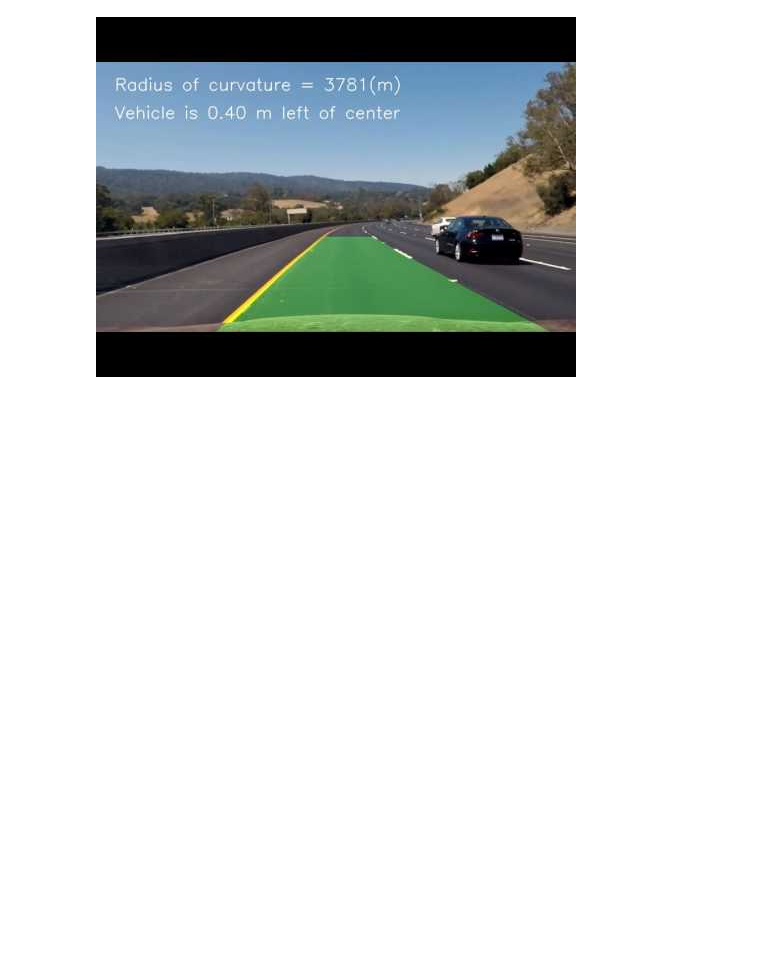
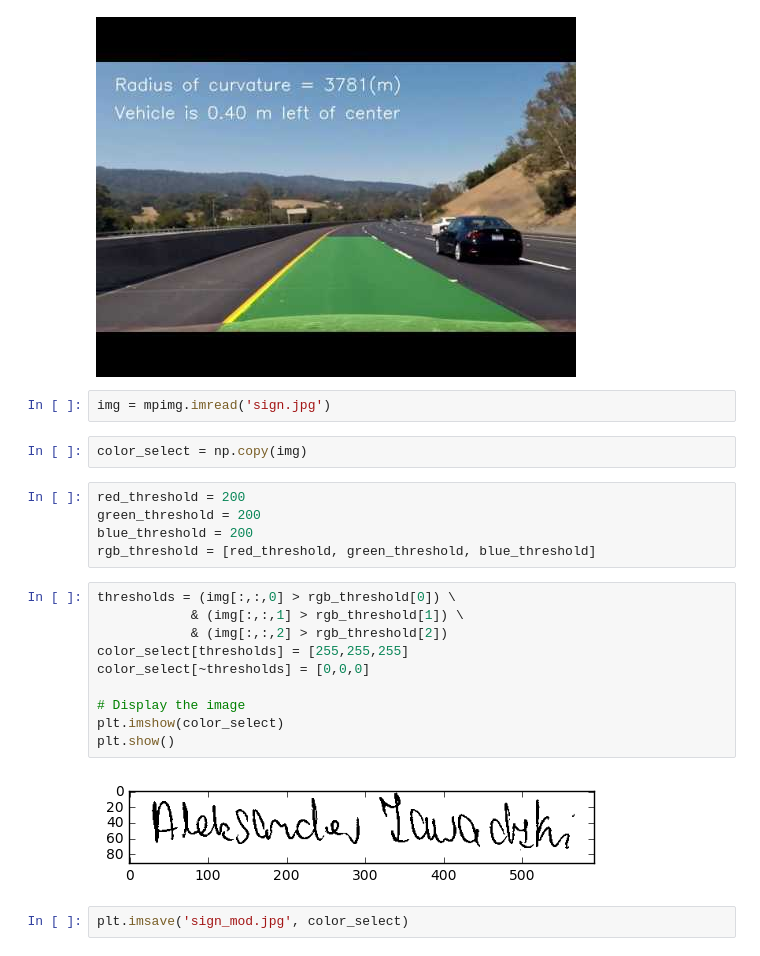
Before and after one commit to pzawadzk/Advanced-Lane-Lines, a Jupyter notebook: Line_detection.ipynb, the cells around one changed output. Drawn from its saved outputs; the diff is of its cells as text; blank space fills up the shorter version.

```diff
--- a/Line_detection.ipynb
+++ b/Line_detection.ipynb
@@ -151,3 +151,26 @@ from IPython.display import YouTubeVideo
 YouTubeVideo('vg3sN9wN-N0')
 # %% [output]
 [figure]
+# %%
+img = mpimg.imread('sign.jpg')
+# %%
+color_select = np.copy(img)
+# %%
+red_threshold = 200
+green_threshold = 200
+blue_threshold = 200
+rgb_threshold = [red_threshold, green_threshold, blue_threshold]
+# %%
+thresholds = (img[:,:,0] > rgb_threshold[0]) \
+            & (img[:,:,1] > rgb_threshold[1]) \
+            & (img[:,:,2] > rgb_threshold[2])
+color_select[thresholds] = [255,255,255]
+color_select[~thresholds] = [0,0,0]
+
+# Display the image
+plt.imshow(color_select)
+plt.show()
+# %% [output]
+[figure, added]
+# %%
+plt.imsave('sign_mod.jpg', color_select)
```
Also changed, not shown: parts of 1 cell of this notebook, 1 other file.
